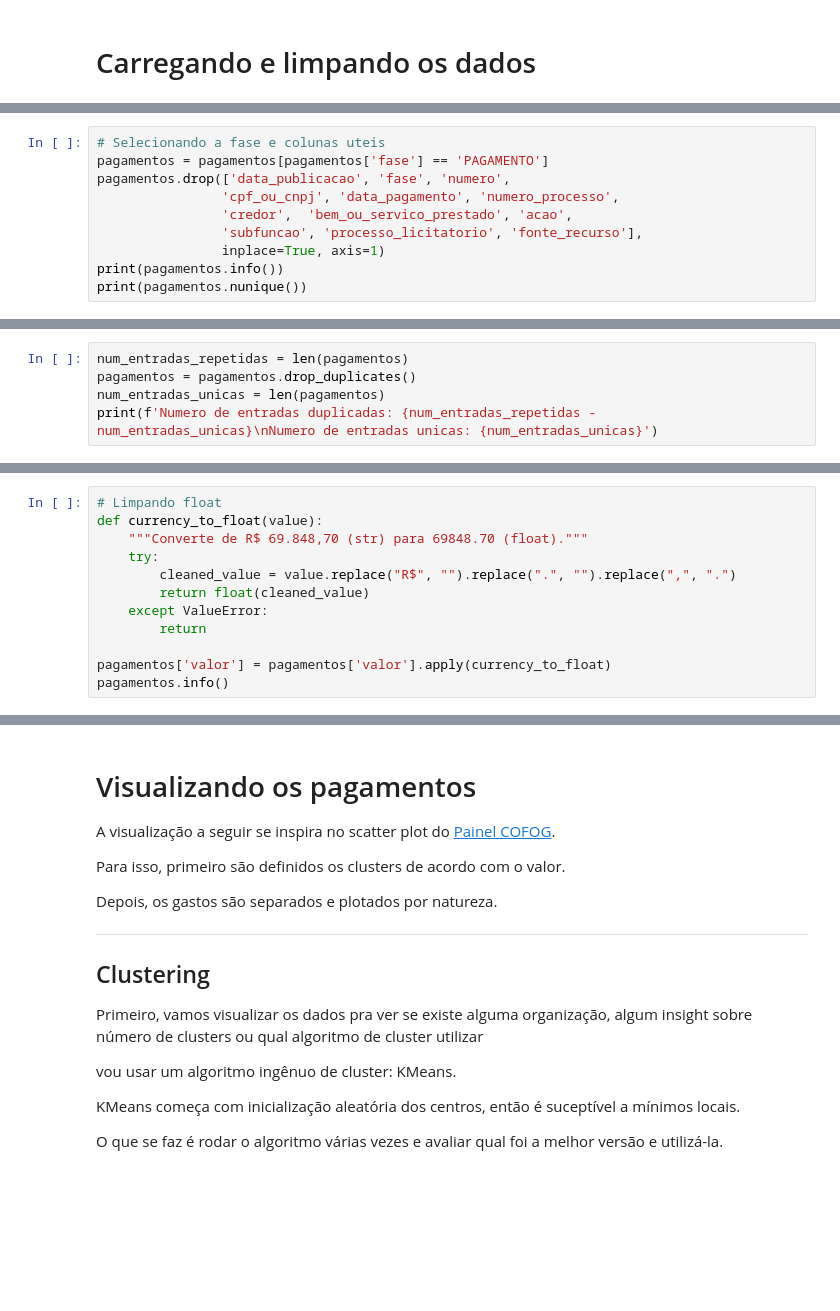
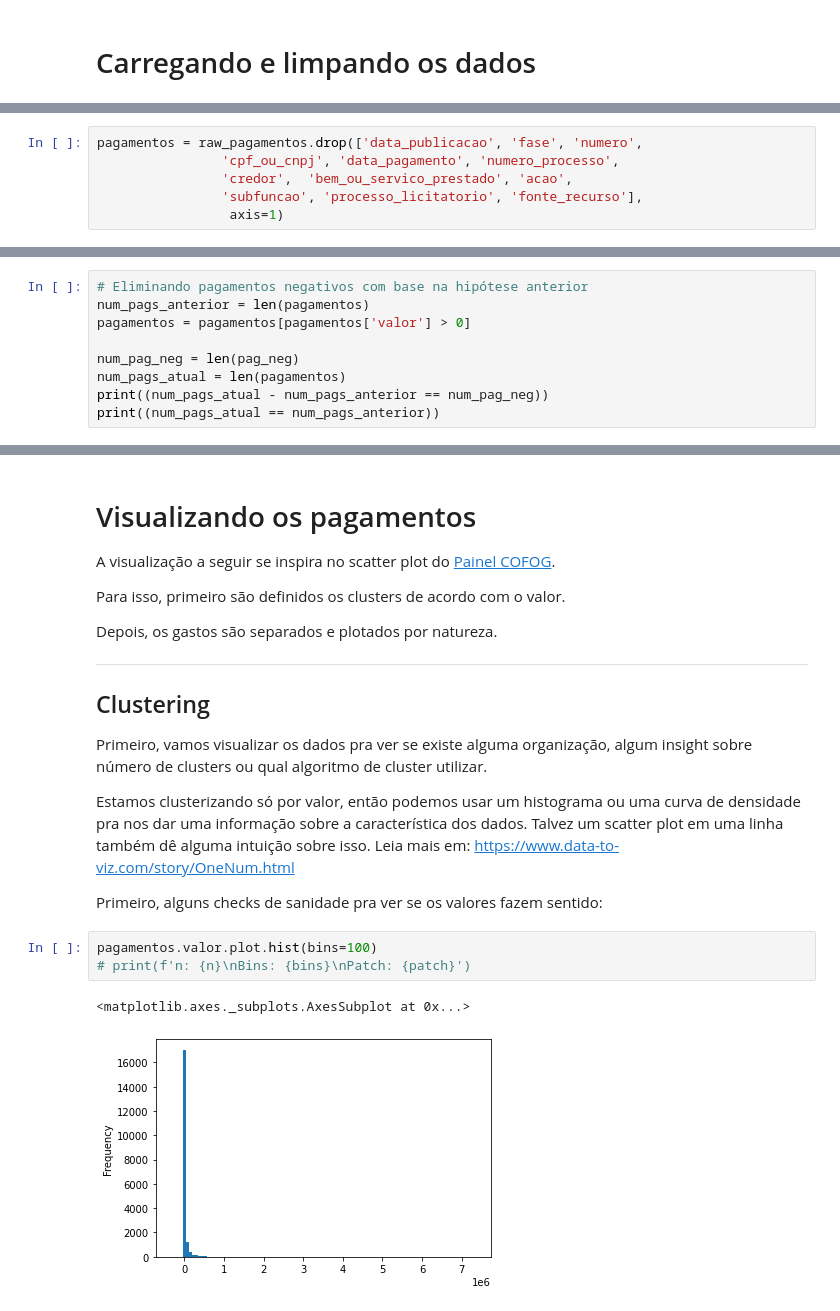
Before and after one commit to DadosAbertosDeFeira/analises, a Jupyter notebook: analysis/visualizacao_pagamentos.ipynb, the cells around one changed output, grey strips where cells are left out. Cells and saved outputs as stored; diff of their text form; blank space fills up the shorter version.

```diff
--- a/analysis/visualizacao_pagamentos.ipynb
+++ b/analysis/visualizacao_pagamentos.ipynb
@@ -53,10 +82,6 @@ Menor data: 2018-01-01 00:00:00, maior data: 2018-12-27 00:00:00
 # %%
-# Selecionando a fase e colunas uteis
-pagamentos = pagamentos[pagamentos['fase'] == 'PAGAMENTO']
-pagamentos.drop(['data_publicacao', 'fase', 'numero',
+pagamentos = raw_pagamentos.drop(['data_publicacao', 'fase', 'numero',
                 'cpf_ou_cnpj', 'data_pagamento', 'numero_processo',
                 'credor',  'bem_ou_servico_prestado', 'acao',
                 'subfuncao', 'processo_licitatorio', 'fonte_recurso'],
-                inplace=True, axis=1)
-print(pagamentos.info())
-print(pagamentos.nunique())
+                 axis=1)
@@ -79,5 +87,0 @@ dtype: int64
-# %%
-num_entradas_repetidas = len(pagamentos)
-pagamentos = pagamentos.drop_duplicates()
-num_entradas_unicas = len(pagamentos)
-print(f'Numero de entradas duplicadas: {num_entradas_repetidas - num_entradas_unicas}\nNumero de entradas unicas: {num_entradas_unicas}')
@@ -87,12 +87,0 @@ Numero de entradas unicas: 12101
-# %%
-# Limpando float
-def currency_to_float(value):
-    """Converte de R$ 69.848,70 (str) para 69848.70 (float)."""
-    try:
-        cleaned_value = value.replace("R$", "").replace(".", "").replace(",", ".")
-        return float(cleaned_value)
-    except ValueError:
-        return
-
-pagamentos['valor'] = pagamentos['valor'].apply(currency_to_float)
-pagamentos.info()
@@ -135,0 +192,9 @@ dtype: int64
+# %%
+# Eliminando pagamentos negativos com base na hipótese anterior
+num_pags_anterior = len(pagamentos)
+pagamentos = pagamentos[pagamentos['valor'] > 0]
+
+num_pag_neg = len(pag_neg)
+num_pags_atual = len(pagamentos)
+print((num_pags_atual - num_pags_anterior == num_pag_neg))
+print((num_pags_atual == num_pags_anterior))
@@ -146,11 +248,14 @@ Depois, os gastos são separados e plotados por natureza.
 
 ## Clustering
 
-Primeiro, vamos visualizar os dados pra ver se existe alguma organização, algum insight sobre número de clusters ou qual algoritmo de cluster utilizar
+Primeiro, vamos visualizar os dados pra ver se existe alguma organização, algum insight sobre número de clusters ou qual algoritmo de cluster utilizar.
 
+Estamos clusterizando só por valor, então podemos usar um histograma ou uma curva de densidade pra nos dar uma informação sobre a característica dos dados. Talvez um scatter plot em uma linha também dê alguma intuição sobre isso. Leia mais em: https://www.data-to-viz.com/story/OneNum.html
 
-vou usar um algoritmo ingênuo de cluster: KMeans.
-
-KMeans começa com inicialização aleatória dos centros, então é suceptível a mínimos locais.
-
-O que se faz é rodar o algoritmo várias vezes e avaliar qual foi a melhor versão e utilizá-la.
+Primeiro, alguns checks de sanidade pra ver se os valores fazem sentido:
+# %%
+pagamentos.valor.plot.hist(bins=100)
+# print(f'n: {n}\nBins: {bins}\nPatch: {patch}')
+# %% [output]
+<matplotlib.axes._subplots.AxesSubplot at 0x...>
+[figure, added]
```
Also changed, not shown: parts of 24 cells of this notebook.
